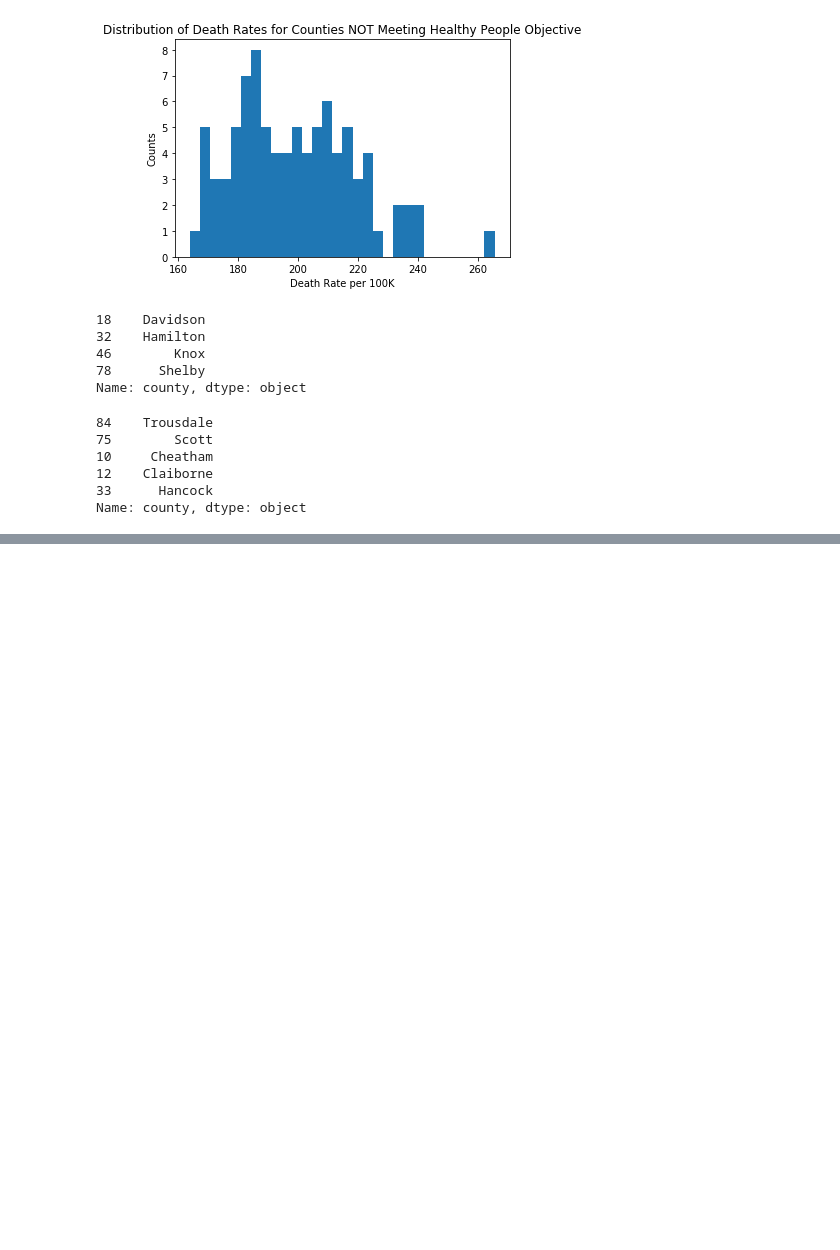
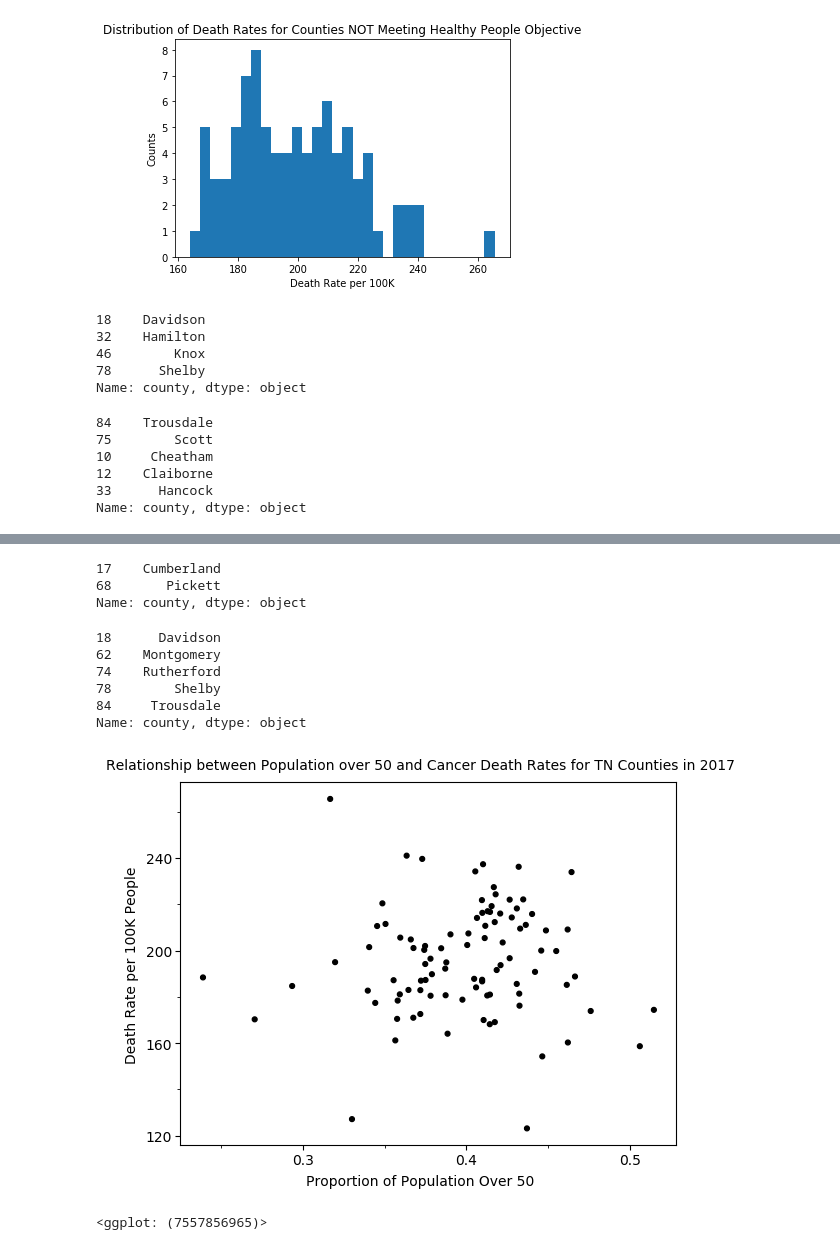
Before and after one commit to ncov/vanderbilt-aspire-data-essentials, a Jupyter notebook: data_essentials_project_090518.ipynb, the cells around one changed output, grey strips where cells are left out. Cells and saved outputs as stored; diff of their text form; code cells hidden in the pictures; blank space fills up the shorter version.

```diff
--- a/data_essentials_project_090518.ipynb
+++ b/data_essentials_project_090518.ipynb
@@ -382,0 +358,13 @@ import plotnine
+# %%
+pop_2014 = [col for col in pop_and_cancer.columns if "2014_" in col]
+pop_and_cancer['pop2014_over50'] = pop_and_cancer[pop_2014].sum(axis=1)
+# %%
+pop_2017 = [col for col in pop_and_cancer.columns if "2017_" in col]
+pop_and_cancer['pop2017_over50'] = pop_and_cancer[pop_2017].sum(axis=1)
+# %%
+pop_and_cancer = pop_and_cancer.assign(percent_pop_over_50_2010 = pop_and_cancer.pop2010_over50 /pop_and_cancer.pop2010all)
+pop_and_cancer = pop_and_cancer.assign(percent_pop_over_50_2014 = pop_and_cancer.pop2014_over50 /pop_and_cancer.pop2014all)
+pop_and_cancer = pop_and_cancer.assign(percent_pop_over_50_2017 = pop_and_cancer.pop2017_over50 /pop_and_cancer.pop2017all)
+# %%
+pop_and_cancer2 = pop_and_cancer.drop(columns = ['pop2010_50to54', 'pop2014_50to54', 'pop2017_50to54', 'pop2010_55to59', 'pop2014_55to59', 'pop2017_55to59', 'pop2010_60to64', 'pop2014_60to64', 'pop2017_60to64', 'pop2010_65to69', 'pop2014_65to69', 'pop2017_65to69', 'pop2010_70to74', 'pop2014_70to74', 'pop2017_70to74', 'pop2010_75to79', 'pop2014_75to79', 'pop2017_75to79', 'pop2010_80to84', 'pop2014_80to84', 'pop2017_80to84', 'pop2010_85over', 'pop2014_85over', 'pop2017_85over', 'pop2010_over50', 'pop2014_over50', 'pop2017_over50'])
+pop_and_cancer2.head()
@@ -382,0 +379,28 @@ import plotnine
+# %%
+#in 2017, for which two counties was the population over age 50 greater than half of the total population?
+pop_and_cancer2.loc[pop_and_cancer2['percent_pop_over_50_2017'] > 0.5].county
+# %% [output]
+17    Cumberland
+68       Pickett
+Name: county, dtype: object
+# %%
+#in 2017, for which five counties was the population over age 50 less than a third of the total population?
+pop_and_cancer2.loc[pop_and_cancer2['percent_pop_over_50_2017'] < .33].county
+#note that there are five for < .33 but six counties when < (1/3)
+# %% [output]
+18      Davidson
+62    Montgomery
+74    Rutherford
+78        Shelby
+84     Trousdale
+Name: county, dtype: object
+# %%
+(gg.ggplot(pop_and_cancer2, gg.aes('percent_pop_over_50_2017', 'death_rate_per_100K'))
+ + gg.geom_point()
+ + gg.xlab('Proportion of Population Over 50')
+ + gg.ylab('Death Rate per 100K People')
+ + gg.ggtitle('Relationship between Population over 50 and Cancer Death Rates for TN Counties in 2017')
+ + gg.theme_matplotlib())
+# %% [output]
+[figure, added]
+<ggplot: (7557856965)>
```
Also changed, not shown: parts of 30 cells of this notebook.
